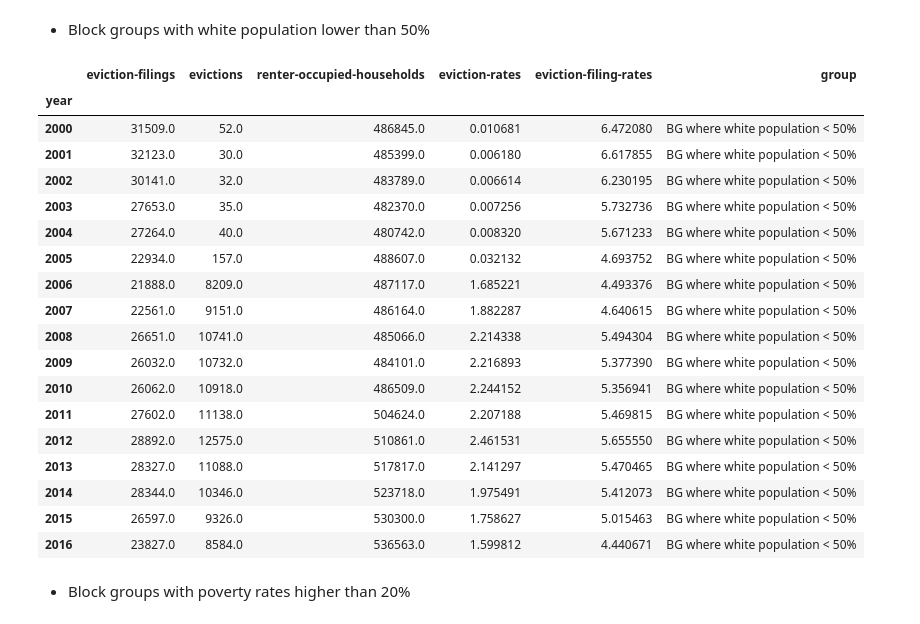
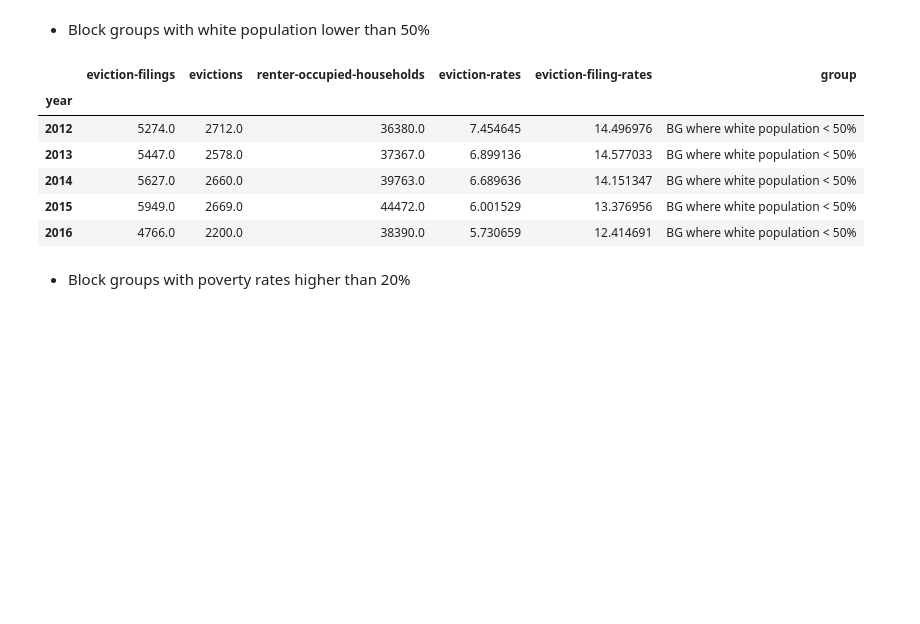
Before and after one commit to luisesanmartin/ml-eviction-chicago, a Jupyter notebook: notebooks/Data exploration - block groups.ipynb, the cells around one changed output. Cells and saved outputs as stored; diff of their text form; code cells hidden in the pictures; blank space fills up the shorter version.

```diff
--- a/notebooks/Data exploration - block groups.ipynb
+++ b/notebooks/Data exploration - block groups.ipynb
@@ -258,0 +255,11 @@ len(df[(df['year']==2014) & (df['eviction-filings']>=10)])
+# %%
+#col = 'eviction-rate'
+col = 'evictions'
+dic = {}
+df_a = pd.DataFrame(columns=('GEOID', 'year', col, 'decile_by_year', 'upper10th_by_year'))
+for year in [2012, 2013, 2014, 2015, 2016]:
+    temp_df = df[df['year']==year][['year', 'GEOID', col]]
+    temp_df['decile_by_year'] = pd.qcut(temp_df[col].rank(method='first'), 10, labels=False)
+    temp_df.loc[(temp_df['decile_by_year'] == 9), 'upper10th_by_year'] = 1
+    temp_df.loc[(temp_df['decile_by_year'] < 9), 'upper10th_by_year'] = 0
+    df_a = df_a.append(temp_df, ignore_index=True)
@@ -259,5 +287,8 @@ len(df[(df['year']==2014) & (df['eviction-filings']>=10)])
+# %%
+df = df.merge(df_a)
 # %%
-df1 = df[['year', 'eviction-filings', 'evictions', 'renter-occupied-households']].groupby('year').sum()
+df_upper = df[df['upper10th_by_year']==1]
+df1 = df_upper[['year', 'eviction-filings', 'evictions', 'renter-occupied-households']].groupby('year').sum()
 df1['eviction-rates'] = df1['evictions'] / df1['renter-occupied-households'] * 100
 df1['eviction-filing-rates'] = df1['eviction-filings'] / df1['renter-occupied-households'] * 100
 df1['group'] = 'All block groups'
@@ -285,32 +304,20 @@ df1
 # %% [markdown]
 * Block groups with white population lower than 50%
 # %%
-df2 = df[df['pct-white']<50]
+df2 = df_upper[df_upper['pct-white']<50]
 df2 = df2[['year', 'eviction-filings', 'evictions', 'renter-occupied-households']].groupby('year').sum()
 df2['eviction-rates'] = df2['evictions'] / df2['renter-occupied-households'] * 100
 df2['eviction-filing-rates'] = df2['eviction-filings'] / df2['renter-occupied-households'] * 100
 df2['group'] = 'BG where white population < 50%'
 df2
 # %% [output]
 |  | eviction-filings | evictions | renter-occupied-households | eviction-rates | eviction-filing-rates | group |
 | year |  |  |  |  |  |  |
-| 2000 | 31509.0 | 52.0 | 486845.0 | 0.010681 | 6.472080 | BG where white population < 50% |
-| 2001 | 32123.0 | 30.0 | 485399.0 | 0.006180 | 6.617855 | BG where white population < 50% |
-| 2002 | 30141.0 | 32.0 | 483789.0 | 0.006614 | 6.230195 | BG where white population < 50% |
-| 2003 | 27653.0 | 35.0 | 482370.0 | 0.007256 | 5.732736 | BG where white population < 50% |
-| 2004 | 27264.0 | 40.0 | 480742.0 | 0.008320 | 5.671233 | BG where white population < 50% |
-| 2005 | 22934.0 | 157.0 | 488607.0 | 0.032132 | 4.693752 | BG where white population < 50% |
-| 2006 | 21888.0 | 8209.0 | 487117.0 | 1.685221 | 4.493376 | BG where white population < 50% |
-| 2007 | 22561.0 | 9151.0 | 486164.0 | 1.882287 | 4.640615 | BG where white population < 50% |
-| 2008 | 26651.0 | 10741.0 | 485066.0 | 2.214338 | 5.494304 | BG where white population < 50% |
-| 2009 | 26032.0 | 10732.0 | 484101.0 | 2.216893 | 5.377390 | BG where white population < 50% |
-| 2010 | 26062.0 | 10918.0 | 486509.0 | 2.244152 | 5.356941 | BG where white population < 50% |
-| 2011 | 27602.0 | 11138.0 | 504624.0 | 2.207188 | 5.469815 | BG where white population < 50% |
-| 2012 | 28892.0 | 12575.0 | 510861.0 | 2.461531 | 5.655550 | BG where white population < 50% |
-| 2013 | 28327.0 | 11088.0 | 517817.0 | 2.141297 | 5.470465 | BG where white population < 50% |
-| 2014 | 28344.0 | 10346.0 | 523718.0 | 1.975491 | 5.412073 | BG where white population < 50% |
-| 2015 | 26597.0 | 9326.0 | 530300.0 | 1.758627 | 5.015463 | BG where white population < 50% |
-| 2016 | 23827.0 | 8584.0 | 536563.0 | 1.599812 | 4.440671 | BG where white population < 50% |
+| 2012 | 5274.0 | 2712.0 | 36380.0 | 7.454645 | 14.496976 | BG where white population < 50% |
+| 2013 | 5447.0 | 2578.0 | 37367.0 | 6.899136 | 14.577033 | BG where white population < 50% |
+| 2014 | 5627.0 | 2660.0 | 39763.0 | 6.689636 | 14.151347 | BG where white population < 50% |
+| 2015 | 5949.0 | 2669.0 | 44472.0 | 6.001529 | 13.376956 | BG where white population < 50% |
+| 2016 | 4766.0 | 2200.0 | 38390.0 | 5.730659 | 12.414691 | BG where white population < 50% |
 # %% [markdown]
 * Block groups with poverty rates higher than 20%
 # %%
```
Also changed, not shown: parts of 11 cells of this notebook.
